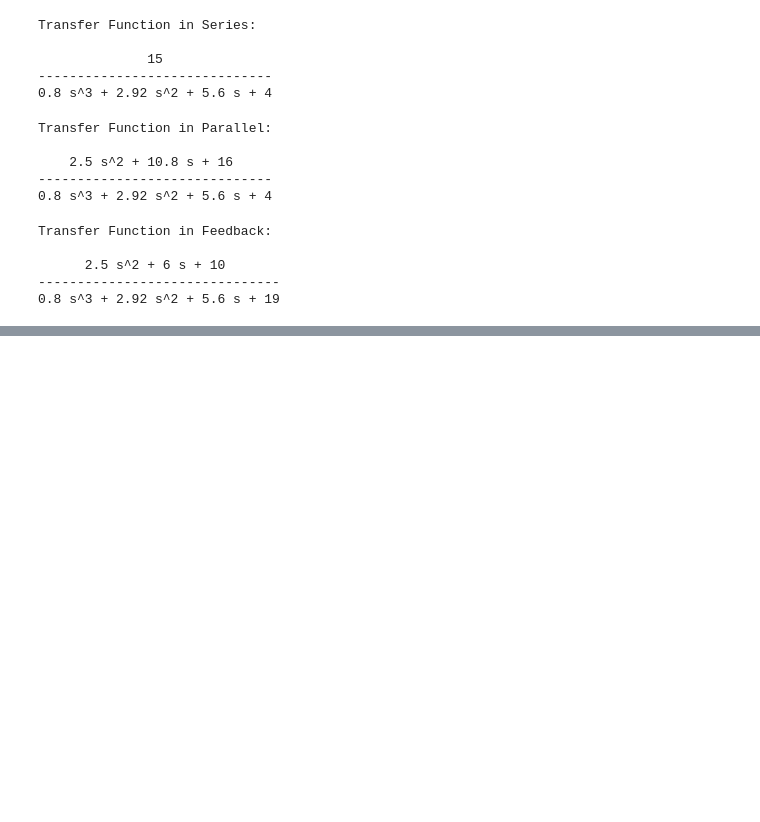
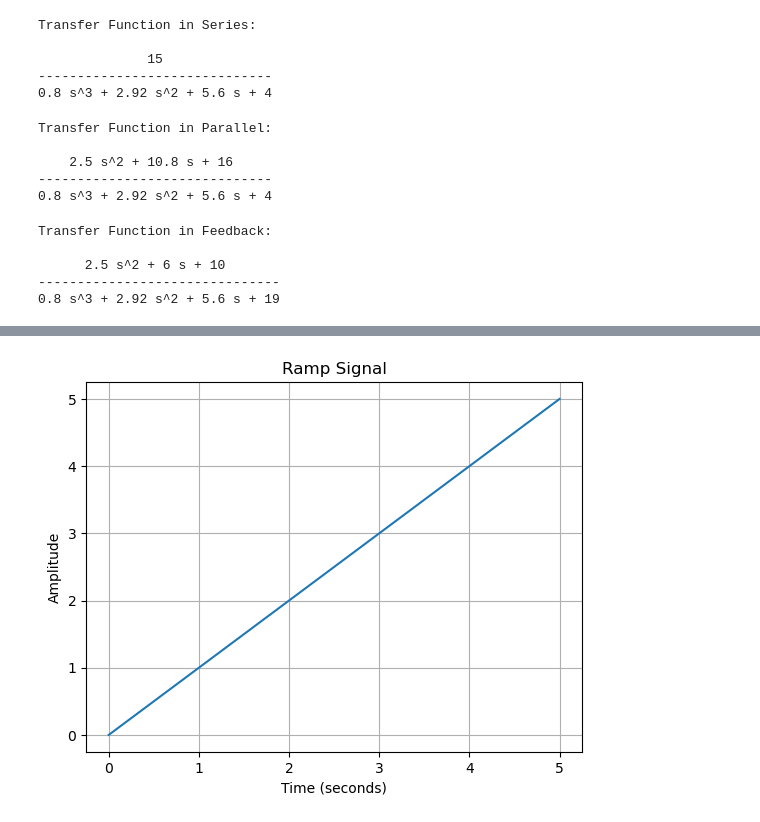
Before and after one commit to 2black0/python-control-laboratory, a Jupyter notebook: labsheet-python-ipynb/labsheet-02.ipynb, the cells around one changed output, grey strips where cells are left out. Saved outputs shown, nothing was run; the diff lists cells and outputs as text; code cells hidden in the pictures; blank space fills up the shorter version.

```diff
--- a/labsheet-python-ipynb/labsheet-02.ipynb
+++ b/labsheet-python-ipynb/labsheet-02.ipynb
@@ -108,0 +218,17 @@ Transfer Function in Feedback:
+# %%
+# Ramp Signal
+import numpy as np
+import matplotlib.pyplot as plt
+
+t = np.linspace(0, 5, 1000)
+
+ramp_signal = t
+
+plt.plot(t, ramp_signal)
+plt.xlabel('Time (seconds)')
+plt.ylabel('Amplitude')
+plt.title('Ramp Signal')
+plt.grid(True)
+plt.show()
+# %% [output]
+[figure, added]
```
Also changed, not shown: parts of 13 cells of this notebook, 3 other files.
